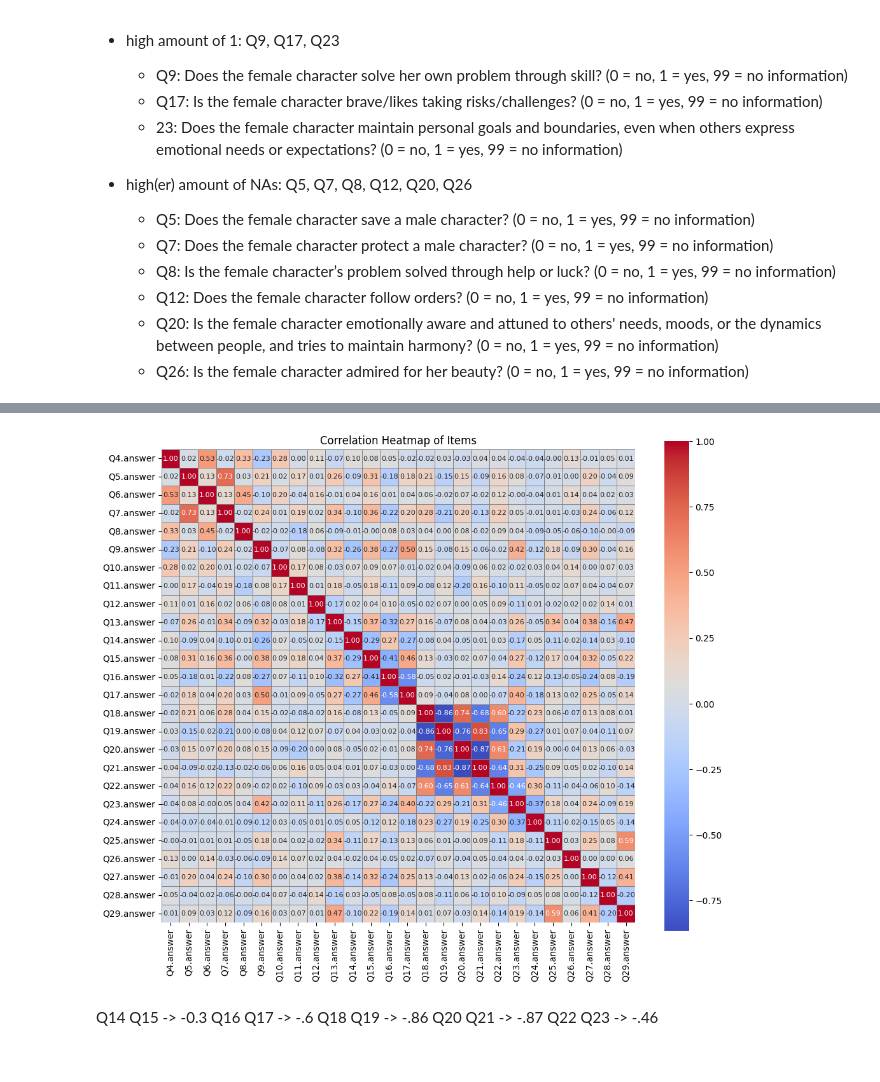
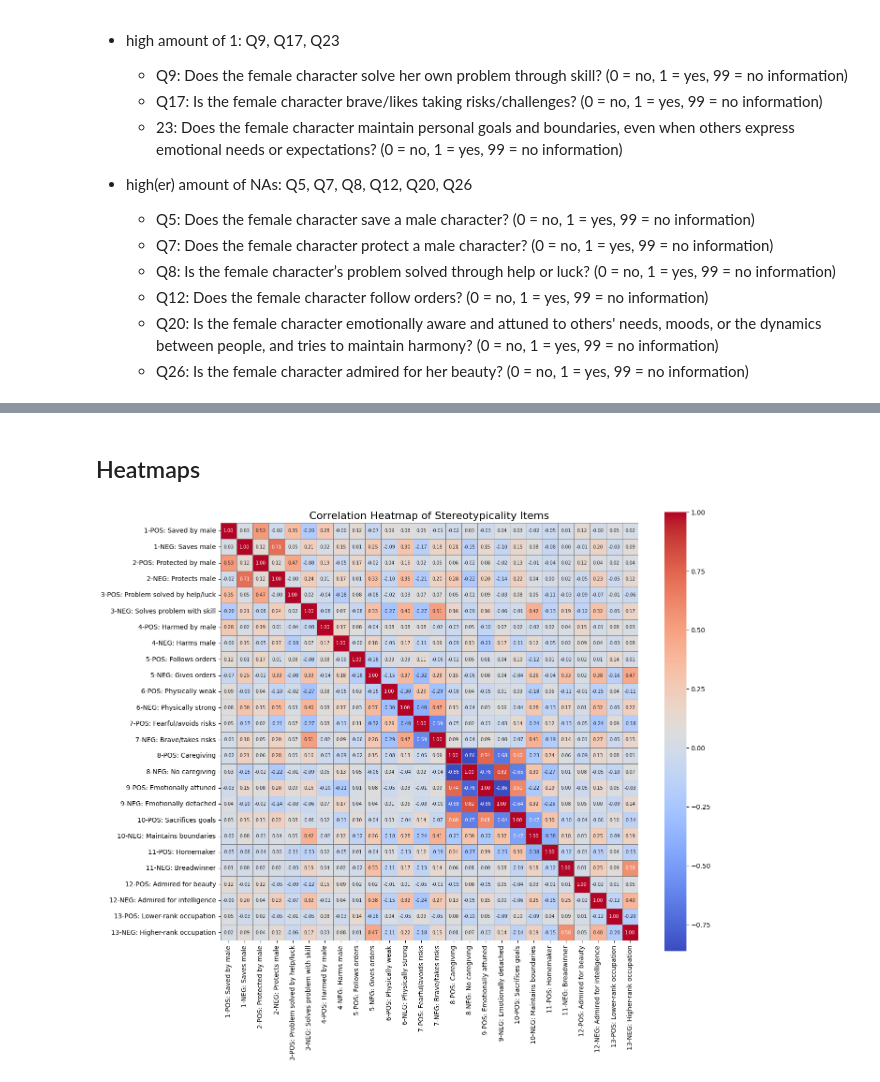
Before and after one commit to skratzke/thesis, a Jupyter notebook: 4.0 descriptives.ipynb, the cells around one changed output, grey strips where cells are left out. Cells and saved outputs as stored; diff of their text form; code cells hidden in the pictures.

```diff
--- a/4.0 descriptives.ipynb
+++ b/4.0 descriptives.ipynb
@@ -420,19 +260,63 @@ Q29.answer        0.06        0.41       -0.20        1.00
-# %%
-import seaborn as sns
-import matplotlib.pyplot as plt
-
-plt.figure(figsize=(12, 10))
-sns.heatmap(cor_matrix, annot=True, fmt=".2f", cmap='coolwarm', cbar=True,
-            square=True, linewidths=0.5, linecolor='gray',
-            annot_kws={"size": 8})
-plt.title('Correlation Heatmap of Items')
-plt.show()
-# %% [output]
-[figure, removed]
-# %% [markdown]
-Q14 Q15 -> -0.3
-Q16 Q17 -> -.6
-Q18 Q19 -> -.86
-Q20 Q21 -> -.87
-Q22 Q23 -> -.46
+# %% [markdown]
+## Heatmaps
+# %%
+import pandas as pd
+import seaborn as sns
+import matplotlib.pyplot as plt
+
+# Select binary item columns
+items = df[['Q4.answer', 'Q5.answer', 'Q6.answer', 'Q7.answer', 'Q8.answer', 'Q9.answer',
+        'Q10.answer', 'Q11.answer', 'Q12.answer', 'Q13.answer', 'Q14.answer', 'Q15.answer',
+        'Q16.answer', 'Q17.answer', 'Q18.answer', 'Q19.answer', 'Q20.answer', 'Q21.answer',
+        'Q22.answer', 'Q23.answer', 'Q24.answer', 'Q25.answer', 'Q26.answer', 'Q27.answer',
+        'Q28.answer', 'Q29.answer']]
+
+# Item label mapping
+item_labels = {
+    'Q4.answer':  '1-POS: Saved by male',
+    'Q5.answer':  '1-NEG: Saves male',
+    'Q6.answer':  '2-POS: Protected by male',
+    'Q7.answer':  '2-NEG: Protects male',
+    'Q8.answer':  '3-POS: Problem solved by help/luck',
+    'Q9.answer':  '3-NEG: Solves problem with skill',
+    'Q10.answer': '4-POS: Harmed by male',
+    'Q11.answer': '4-NEG: Harms male',
+    'Q12.answer': '5-POS: Follows orders',
+    'Q13.answer': '5-NEG: Gives orders',
+    'Q14.answer': '6-POS: Physically weak',
+    'Q15.answer': '6-NEG: Physically strong',
+    'Q16.answer': '7-POS: Fearful/avoids risks',
+    'Q17.answer': '7-NEG: Brave/takes risks',
+    'Q18.answer': '8-POS: Caregiving',
+    'Q19.answer': '8-NEG: No caregiving',
+    'Q20.answer': '9-POS: Emotionally attuned',
+    'Q21.answer': '9-NEG: Emotionally detached',
+    'Q22.answer': '10-POS: Sacrifices goals',
+    'Q23.answer': '10-NEG: Maintains boundaries',
+    'Q24.answer': '11-POS: Homemaker',
+    'Q25.answer': '11-NEG: Breadwinner',
+    'Q26.answer': '12-POS: Admired for beauty',
+    'Q27.answer': '12-NEG: Admired for intelligence',
+    'Q28.answer': '13-POS: Lower-rank occupation',
+    'Q29.answer': '13-NEG: Higher-rank occupation'
+}
+
+# Rename columns with friendly labels
+items_renamed = items.rename(columns=item_labels)
+
+# Compute the correlation matrix
+cor_matrix = items_renamed.corr()
+
+# Plot heatmap
+plt.figure(figsize=(14, 12))
+sns.heatmap(cor_matrix, annot=True, fmt=".2f", cmap='coolwarm', cbar=True,
+            square=True, linewidths=0.5, linecolor='gray',
+            annot_kws={"size": 7})
+plt.title('Correlation Heatmap of Stereotypicality Items - Both Author Genders', fontsize=16)
+plt.xticks(rotation=90)
+plt.yticks(rotation=0)
+plt.tight_layout()
+plt.show()
+# %% [output]
+[figure, added]
 # %%
```
Also changed, not shown: parts of 32 cells of this notebook, 10 other files.
